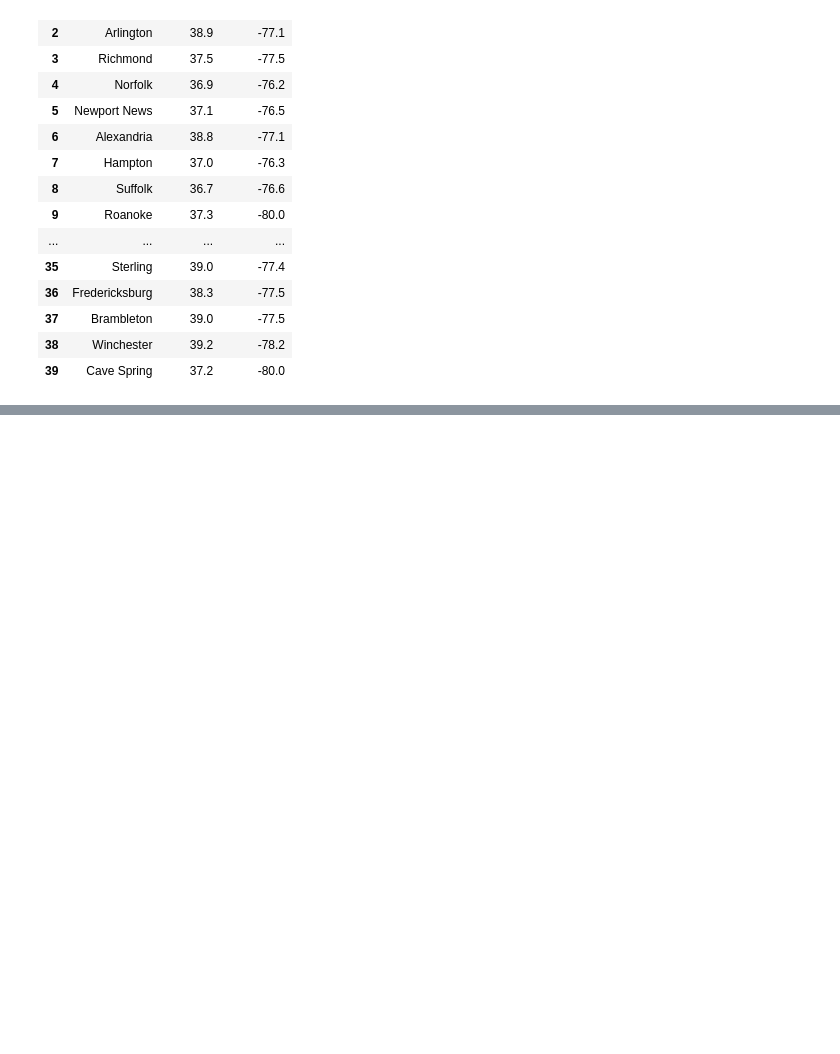
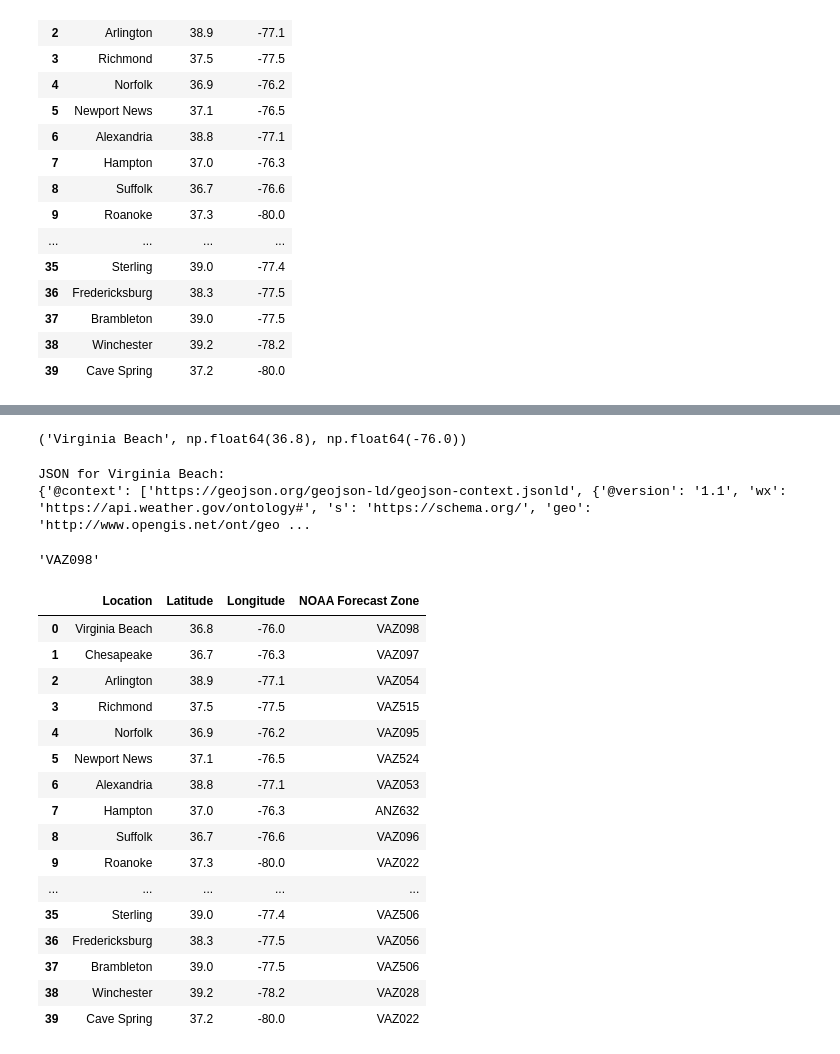
Before and after one commit to hariskhu/weather-and-air-quality-dashboard, a Jupyter notebook: app/scraping.ipynb, the cells around one changed output, grey strips where cells are left out. Drawn from its saved outputs; the diff is of its cells as text; code cells hidden in the pictures; blank space fills up the shorter version.

Commit message:
Get zones from scraping, update funcs, divide deps

```diff
--- a/app/scraping.ipynb
+++ b/app/scraping.ipynb
@@ -29,10 +30,10 @@ def parse_populations(html: str) -> pd.DataFrame:
 LOCATIONS_URL = "https://www.mapsofworld.com/usa/states/virginia/lat-long.html"
 POPULATION_URL = "https://www.citypopulation.de/en/usa/cities/virginia/"
 
-locations_html = fetch(LOCATIONS_URL)
+locations_html = fetch(LOCATIONS_URL).text
 locations_df = parse_locations(locations_html)
 
-populations_html = fetch(POPULATION_URL)
+populations_html = fetch(POPULATION_URL).text
 populations_df = parse_populations(populations_html)
 
 print(locations_df.head())
@@ -193,7 +194,9 @@ merged_df.head(20)
 | 18 | Danville | 36.6 | -79.4 | 41993 |
 | 19 | Fair Oaks | 38.9 | -77.4 | 35680 |
 # %%
-cities_df = merged_df.sort_values(by='Population Estimate', ascending=False).head(40)
+NUM_CITIES = 40
+
+cities_df = merged_df.sort_values(by='Population Estimate', ascending=False).head(NUM_CITIES)
 # %%
 cities_df
 # %% [output]
@@ -237,8 +240,8 @@ cities_df
 | 38 | Winchester | 39.2 | -78.2 | 27800 |
 | 39 | Cave Spring | 37.2 | -80.0 | 27530 |
 # %%
-cities_df_no_pop = cities_df.drop(columns='Population Estimate')
-cities_df_no_pop
+cities_df = cities_df.drop(columns='Population Estimate') # Population not needed
+cities_df
 # %% [output]
 |  | Location | Latitude | Longitude |
 | 0 | Virginia Beach | 36.8 | -76.0 |
@@ -259,0 +268,41 @@ cities_df_no_pop
+# %%
+location = tuple(cities_df.iloc[0])
+location
+# %% [output]
+('Virginia Beach', np.float64(36.8), np.float64(-76.0))
+# %%
+json = fetch(f"{NOAA_POINTS_URL}{location[1]},{location[2]}").json()
+print(f"JSON for {location[0]}:\n{json}")
+# %% [output]
+JSON for Virginia Beach:
+{'@context': ['https://geojson.org/geojson-ld/geojson-context.jsonld', {'@version': '1.1', 'wx': 'https://api.weather.gov/ontology#', 's': 'https://schema.org/', 'geo': 'http://www.opengis.net/ont/geo ...
+# %%
+# Get the forecast zone
+json['properties']['forecastZone'].split('/')[-1]
+# %% [output]
+'VAZ098'
+# %%
+def get_forecast_zone(row: pd.Series) -> str:
+    json = fetch(f"{NOAA_POINTS_URL}{row['Latitude']},{row['Longitude']}").json()
+    return json['properties']['forecastZone'].split('/')[-1]
+
+cities_df['NOAA Forecast Zone'] = cities_df.apply(get_forecast_zone, axis=1)
+cities_df
+# %% [output]
+|  | Location | Latitude | Longitude | NOAA Forecast Zone |
+| 0 | Virginia Beach | 36.8 | -76.0 | VAZ098 |
+| 1 | Chesapeake | 36.7 | -76.3 | VAZ097 |
+| 2 | Arlington | 38.9 | -77.1 | VAZ054 |
+| 3 | Richmond | 37.5 | -77.5 | VAZ515 |
+| 4 | Norfolk | 36.9 | -76.2 | VAZ095 |
+| 5 | Newport News | 37.1 | -76.5 | VAZ524 |
+| 6 | Alexandria | 38.8 | -77.1 | VAZ053 |
+| 7 | Hampton | 37.0 | -76.3 | ANZ632 |
+| 8 | Suffolk | 36.7 | -76.6 | VAZ096 |
+| 9 | Roanoke | 37.3 | -80.0 | VAZ022 |
+| ... | ... | ... | ... | ... |
+| 35 | Sterling | 39.0 | -77.4 | VAZ506 |
+| 36 | Fredericksburg | 38.3 | -77.5 | VAZ056 |
+| 37 | Brambleton | 39.0 | -77.5 | VAZ506 |
+| 38 | Winchester | 39.2 | -78.2 | VAZ028 |
+| 39 | Cave Spring | 37.2 | -80.0 | VAZ022 |
```
Also changed, not shown: parts of 8 cells of this notebook, 4 other files.
